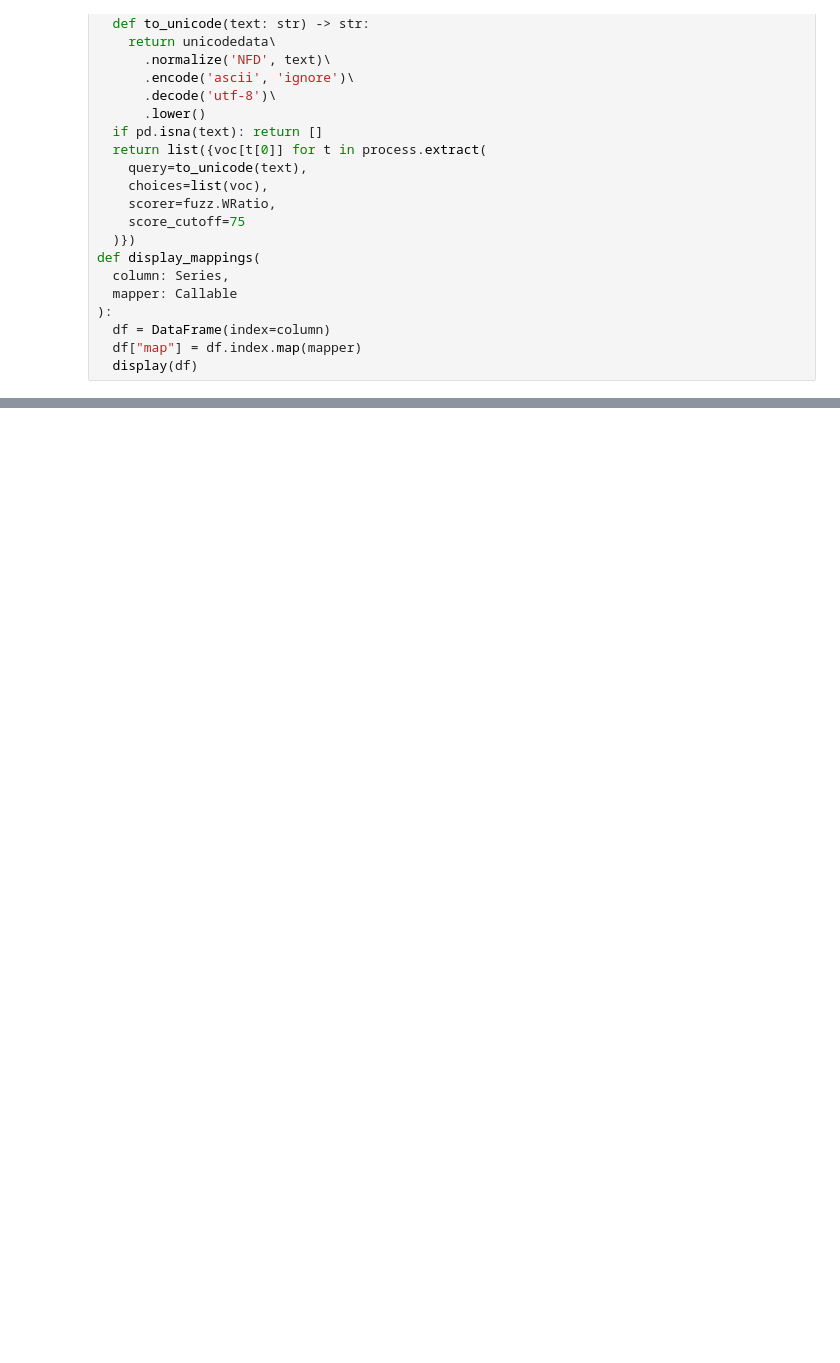
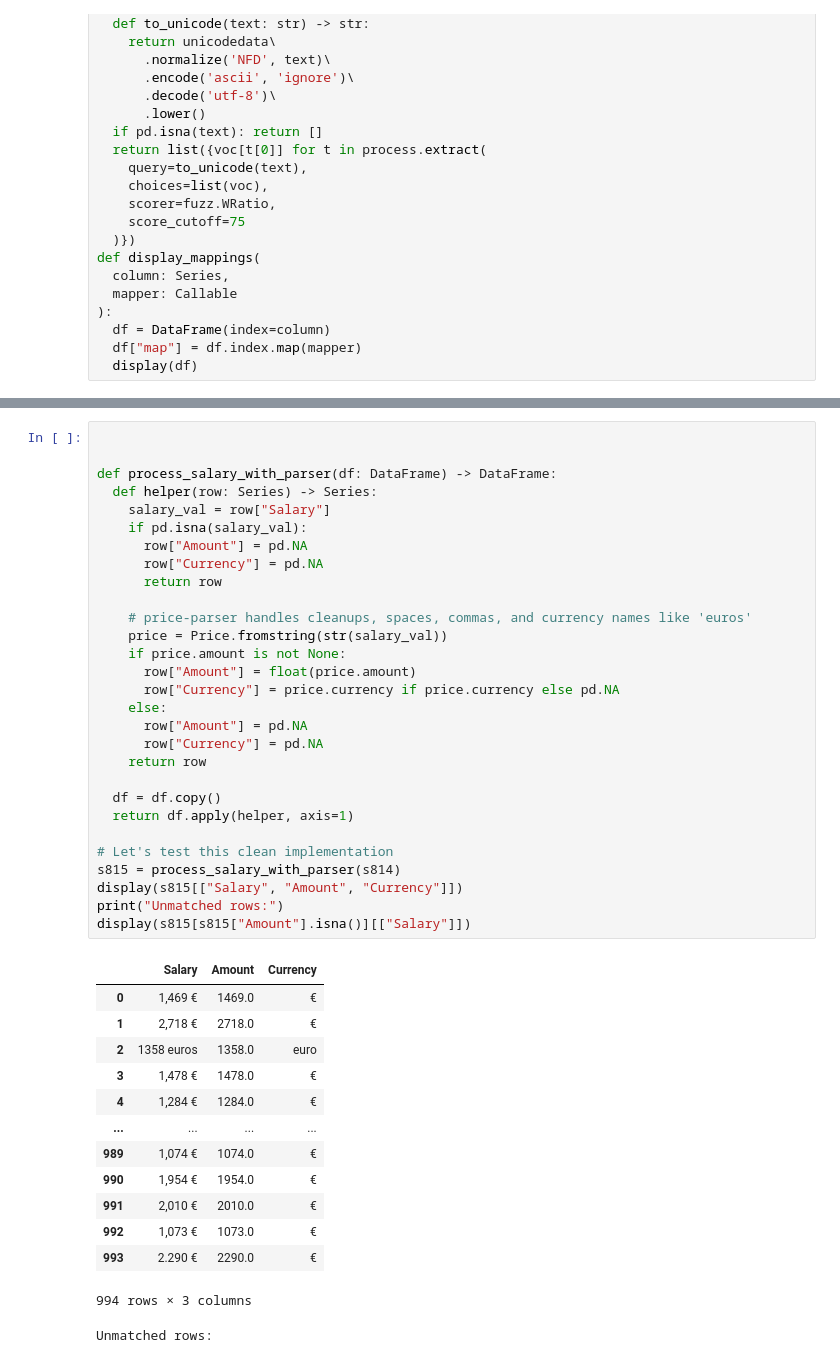
Before and after one commit to Horizon-A028/ITA, a Jupyter notebook: s8/S8.ipynb, the cells around one changed output, grey strips where cells are left out. Saved outputs shown, nothing was run; the diff lists cells and outputs as text; blank space fills up the shorter version.

```diff
--- a/s8/S8.ipynb
+++ b/s8/S8.ipynb
@@ -1132,0 +1270,44 @@ dtype: int64
+# %%
+
+
+def process_salary_with_parser(df: DataFrame) -> DataFrame:
+  def helper(row: Series) -> Series:
+    salary_val = row["Salary"]
+    if pd.isna(salary_val):
+      row["Amount"] = pd.NA
+      row["Currency"] = pd.NA
+      return row
+
+    # price-parser handles cleanups, spaces, commas, and currency names like 'euros'
+    price = Price.fromstring(str(salary_val))
+    if price.amount is not None:
+      row["Amount"] = float(price.amount)
+      row["Currency"] = price.currency if price.currency else pd.NA
+    else:
+      row["Amount"] = pd.NA
+      row["Currency"] = pd.NA
+    return row
+
+  df = df.copy()
+  return df.apply(helper, axis=1)
+
+# Let's test this clean implementation
+s815 = process_salary_with_parser(s814)
+display(s815[["Salary", "Amount", "Currency"]])
+print("Unmatched rows:")
+display(s815[s815["Amount"].isna()][["Salary"]])
+# %% [output]
+|  | Salary | Amount | Currency |
+| 0 | 1,469 € | 1469.0 | € |
+| 1 | 2,718 € | 2718.0 | € |
+| 2 | 1358 euros | 1358.0 | euro |
+| 3 | 1,478 € | 1478.0 | € |
+| 4 | 1,284 € | 1284.0 | € |
+| ... | ... | ... | ... |
+| 989 | 1,074 € | 1074.0 | € |
+| 990 | 1,954 € | 1954.0 | € |
+| 991 | 2,010 € | 2010.0 | € |
+| 992 | 1,073 € | 1073.0 | € |
+| 993 | 2.290 € | 2290.0 | € |
+994 rows × 3 columns
+Unmatched rows:
```
Also changed, not shown: parts of 13 cells of this notebook.
